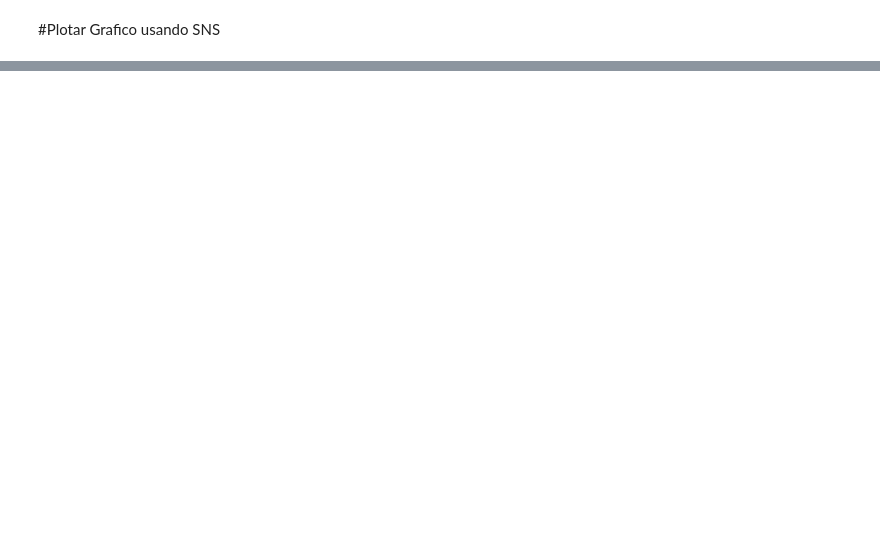
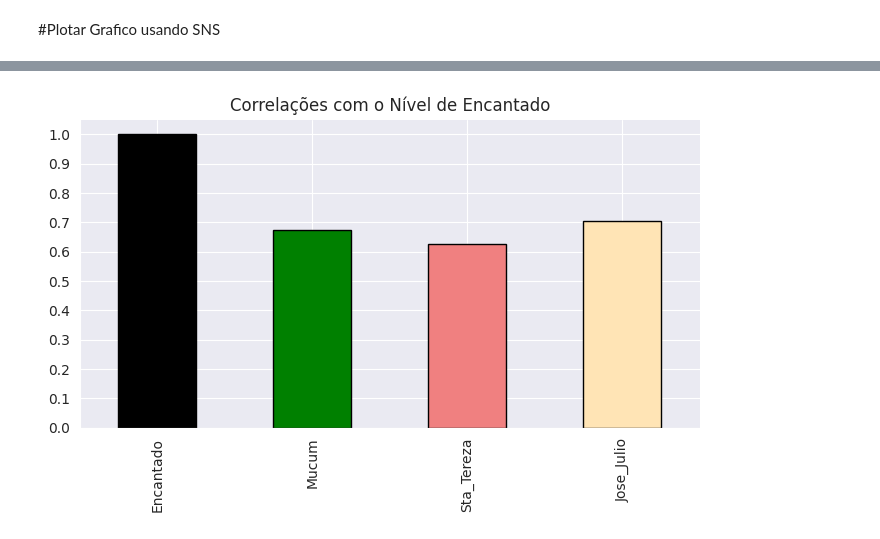
Before and after one commit to ksBrose/3DSGroup_BootcampDataScience, a Jupyter notebook: atividade.ipynb, the cells around one changed output, grey strips where cells are left out. Drawn from its saved outputs; the diff is of its cells as text; code cells hidden in the pictures; blank space fills up the shorter version.

```diff
--- a/atividade.ipynb
+++ b/atividade.ipynb
@@ -484,0 +505,8 @@ df_Encantado_unico.info()
+# %%
+niveis = [df_Encantado_unico['Nivel(cm)'],df_Mucum_unico['Nivel(cm)'],df_Sta_Tereza_unico['Nivel(cm)'],df_Jose_Julio_unico['Nivel(cm)']]
+niveis = pd.concat(niveis, axis=1)
+niveis.columns = ['Encantado', 'Mucum', 'Sta_Tereza', 'Jose_Julio']
+
+
+correlacao = niveis.corr()
+correlacao
@@ -484,0 +519,10 @@ df_Encantado_unico.info()
+# %%
+# @title Encantado
+
+from matplotlib import pyplot as plt
+correlacao['Encantado'].plot(kind='bar', figsize=(8, 4), color = ['black','g','lightcoral','moccasin'], edgecolor='black', title='Correlações com o Nível de Encantado')
+plt.gca().spines[['top', 'right']].set_visible(False)
+plt.yticks(np.arange(0, 1.1, 0.1))
+plt.show()
+# %% [output]
+[figure, added]
```
Also changed, not shown: parts of 32 cells of this notebook.
